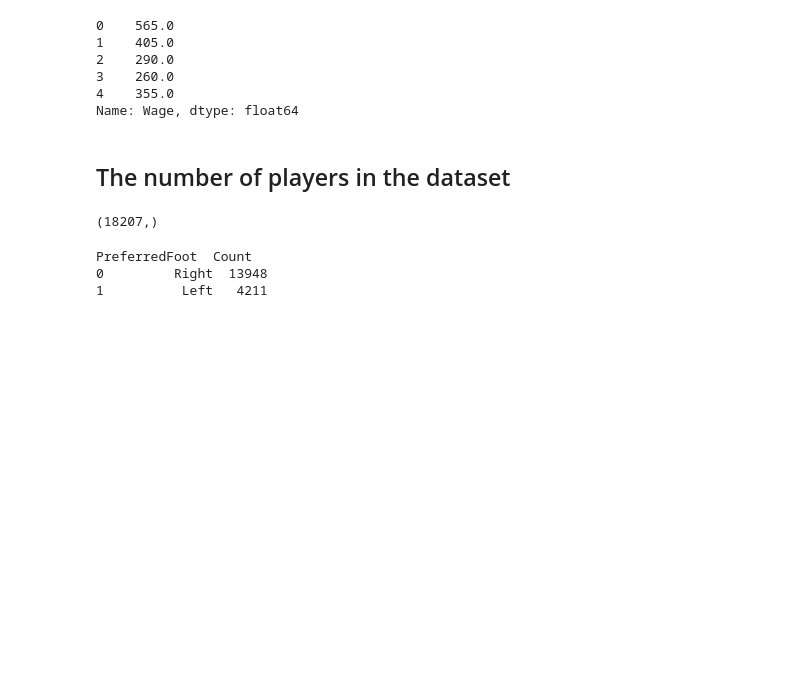
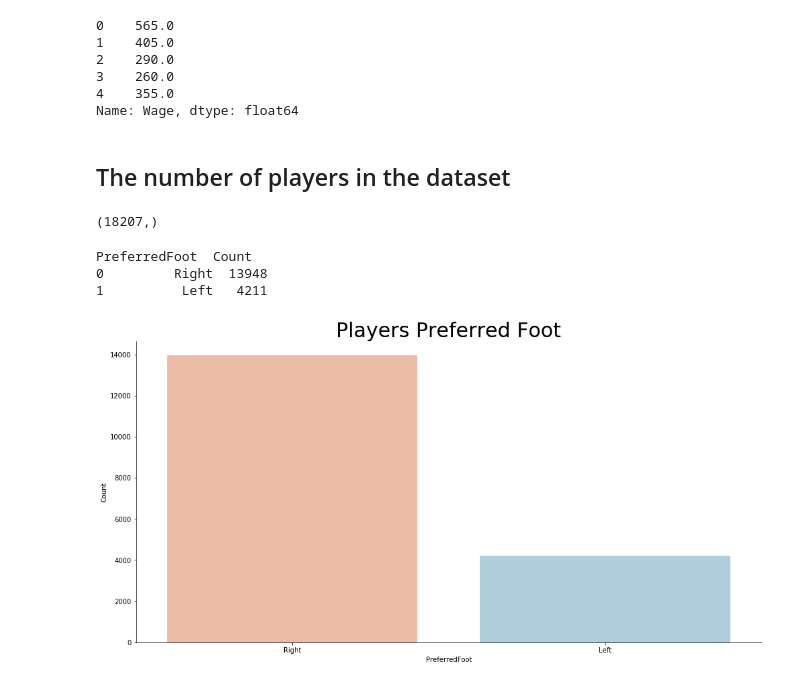
Before and after one commit to domu904/Domu.MachineLearning, a Jupyter notebook: soccerData_part3.ipynb, the cells around one changed output. Saved outputs shown, nothing was run; the diff lists cells and outputs as text; code cells hidden in the pictures; blank space fills up the shorter version.

Commit message:
Analyze preferred foot for the players

```diff
--- a/soccerData_part3.ipynb
+++ b/soccerData_part3.ipynb
@@ -110,3 +110,11 @@ print(counts_preferred_foot)
 PreferredFoot  Count
 0         Right  13948
 1          Left   4211
+# %%
+pt = sns.catplot(y="Count",
+            x="PreferredFoot", data=counts_preferred_foot,
+           palette="RdBu",height=7, aspect=2, kind="bar");
+plt.title("Players Preferred Foot",
+          fontsize=30);
+# %% [output]
+[figure, added]
```
